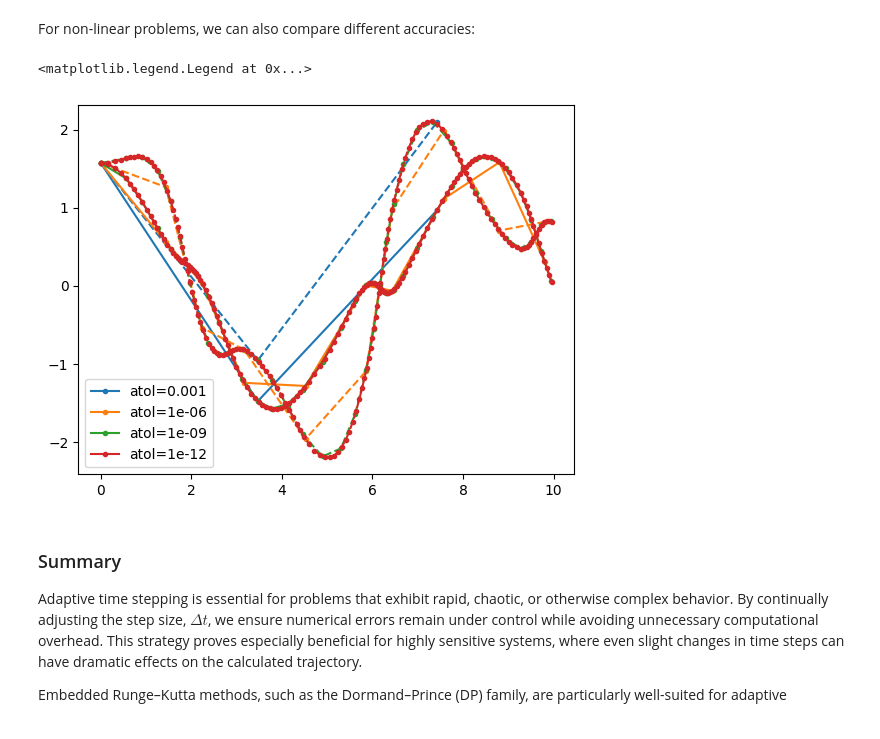
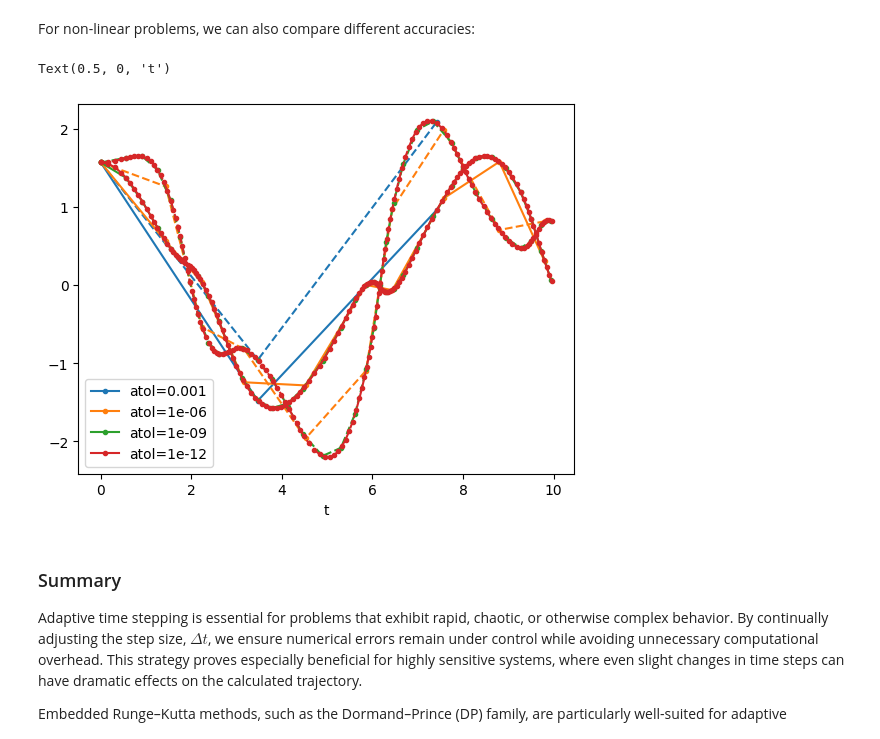
Before and after one commit to ASamaco/PHYS305, a Jupyter notebook: docs/16/notes.ipynb, the cells around one changed output. Drawn from its saved outputs; the diff is of its cells as text; code cells hidden in the pictures.

Commit message:
adding a label to plot notes 16

```diff
--- a/docs/16/notes.ipynb
+++ b/docs/16/notes.ipynb
@@ -260,12 +260,13 @@ def f_dp(x):
 # %%
 for i, atol in enumerate([1e-3,1e-6,1e-9,1e-12]):
     T, X = DP45(f_dp, np.array([np.pi/2, np.pi/2, 0.0, 0.0]), 0, 10, 0.1, atol, 0)
     plt.plot(T[::10], X[::10,0], '.-',  color=f'C{i}', label=f'atol={atol}')
     plt.plot(T[::10], X[::10,1], '.--', color=f'C{i}')
 plt.legend()
+plt.xlabel('t')
 # %% [output]
-<matplotlib.legend.Legend at 0x...>
+Text(0.5, 0, 't')
-[figure, old version]
+[figure, new version]
 # %% [markdown]
 ### Summary
 
```
